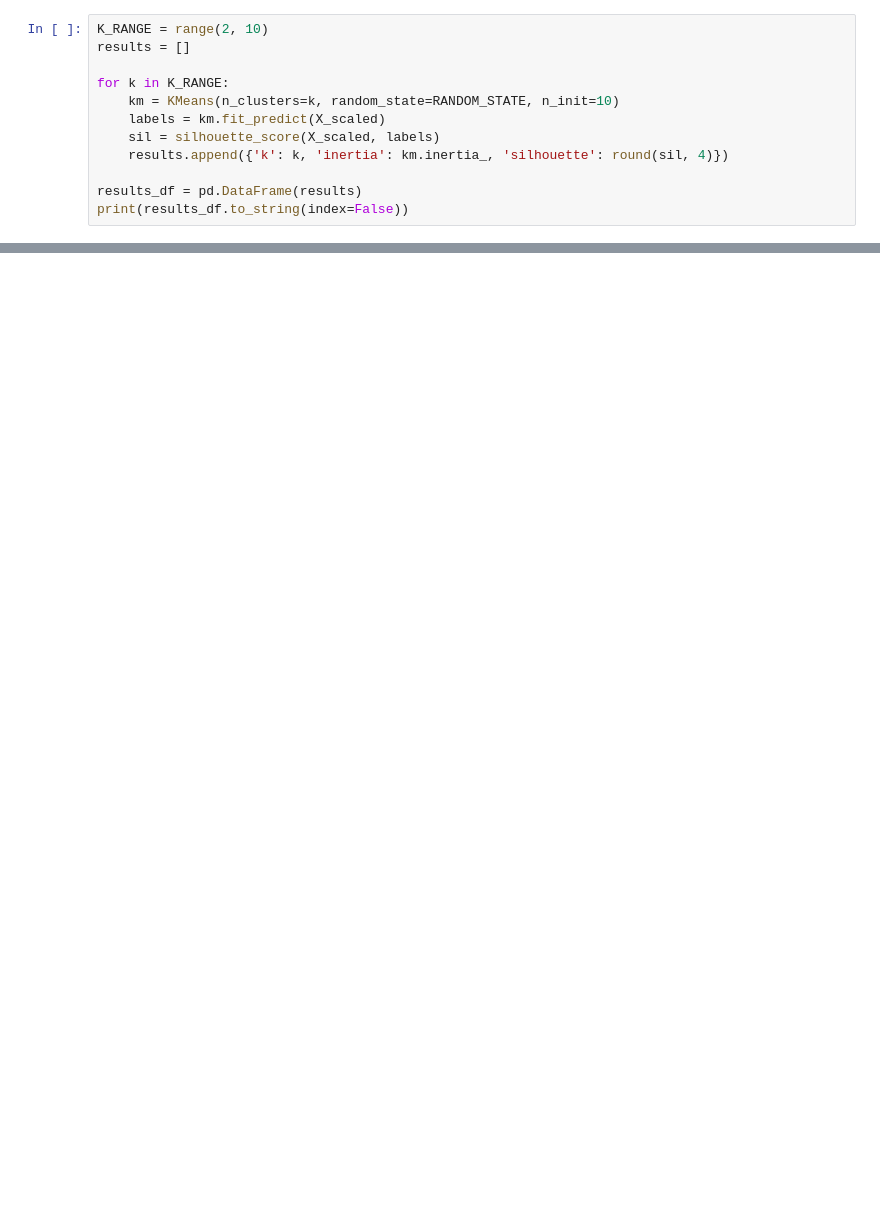
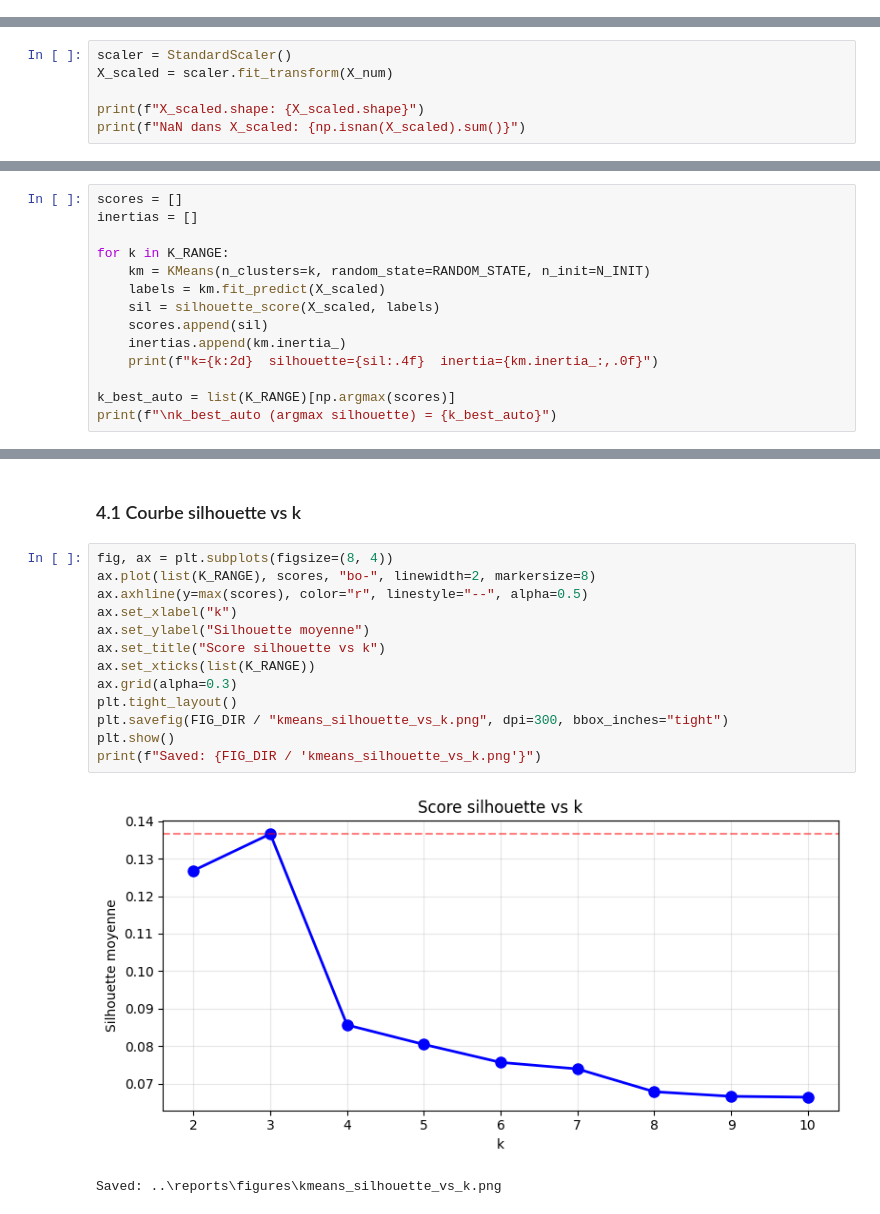
Before and after one commit to AirG213/humanforyou-attrition-ml, a Jupyter notebook: notebooks/04_KMeans_Exploration.ipynb, the cells around one changed output, grey strips where cells are left out. Cells and saved outputs as stored; diff of their text form; blank space fills up the shorter version.

Commit message:
feat(kmeans): add a silhouette analysis for kmeans

```diff
--- a/notebooks/04_KMeans_Exploration.ipynb
+++ b/notebooks/04_KMeans_Exploration.ipynb
@@ -101,12 +0,0 @@ On calcule le score silhouette et l'inertie pour chaque valeur de k.
-# %%
-K_RANGE = range(2, 10)
-results = []
-
-for k in K_RANGE:
-    km = KMeans(n_clusters=k, random_state=RANDOM_STATE, n_init=10)
-    labels = km.fit_predict(X_scaled)
-    sil = silhouette_score(X_scaled, labels)
-    results.append({'k': k, 'inertia': km.inertia_, 'silhouette': round(sil, 4)})
-
-results_df = pd.DataFrame(results)
-print(results_df.to_string(index=False))
@@ -269,0 +57,6 @@ Toutes les validations passent.
+# %%
+scaler = StandardScaler()
+X_scaled = scaler.fit_transform(X_num)
+
+print(f"X_scaled.shape: {X_scaled.shape}")
+print(f"NaN dans X_scaled: {np.isnan(X_scaled).sum()}")
@@ -269,0 +68,14 @@ Toutes les validations passent.
+# %%
+scores = []
+inertias = []
+
+for k in K_RANGE:
+    km = KMeans(n_clusters=k, random_state=RANDOM_STATE, n_init=N_INIT)
+    labels = km.fit_predict(X_scaled)
+    sil = silhouette_score(X_scaled, labels)
+    scores.append(sil)
+    inertias.append(km.inertia_)
+    print(f"k={k:2d}  silhouette={sil:.4f}  inertia={km.inertia_:,.0f}")
+
+k_best_auto = list(K_RANGE)[np.argmax(scores)]
+print(f"\nk_best_auto (argmax silhouette) = {k_best_auto}")
@@ -269,0 +94,18 @@ Toutes les validations passent.
+# %% [markdown]
+### 4.1 Courbe silhouette vs k
+# %%
+fig, ax = plt.subplots(figsize=(8, 4))
+ax.plot(list(K_RANGE), scores, "bo-", linewidth=2, markersize=8)
+ax.axhline(y=max(scores), color="r", linestyle="--", alpha=0.5)
+ax.set_xlabel("k")
+ax.set_ylabel("Silhouette moyenne")
+ax.set_title("Score silhouette vs k")
+ax.set_xticks(list(K_RANGE))
+ax.grid(alpha=0.3)
+plt.tight_layout()
+plt.savefig(FIG_DIR / "kmeans_silhouette_vs_k.png", dpi=300, bbox_inches="tight")
+plt.show()
+print(f"Saved: {FIG_DIR / 'kmeans_silhouette_vs_k.png'}")
+# %% [output]
+[figure, added]
+Saved: ..\reports\figures\kmeans_silhouette_vs_k.png
```
Also changed, not shown: parts of 49 cells of this notebook, 11 other files.
